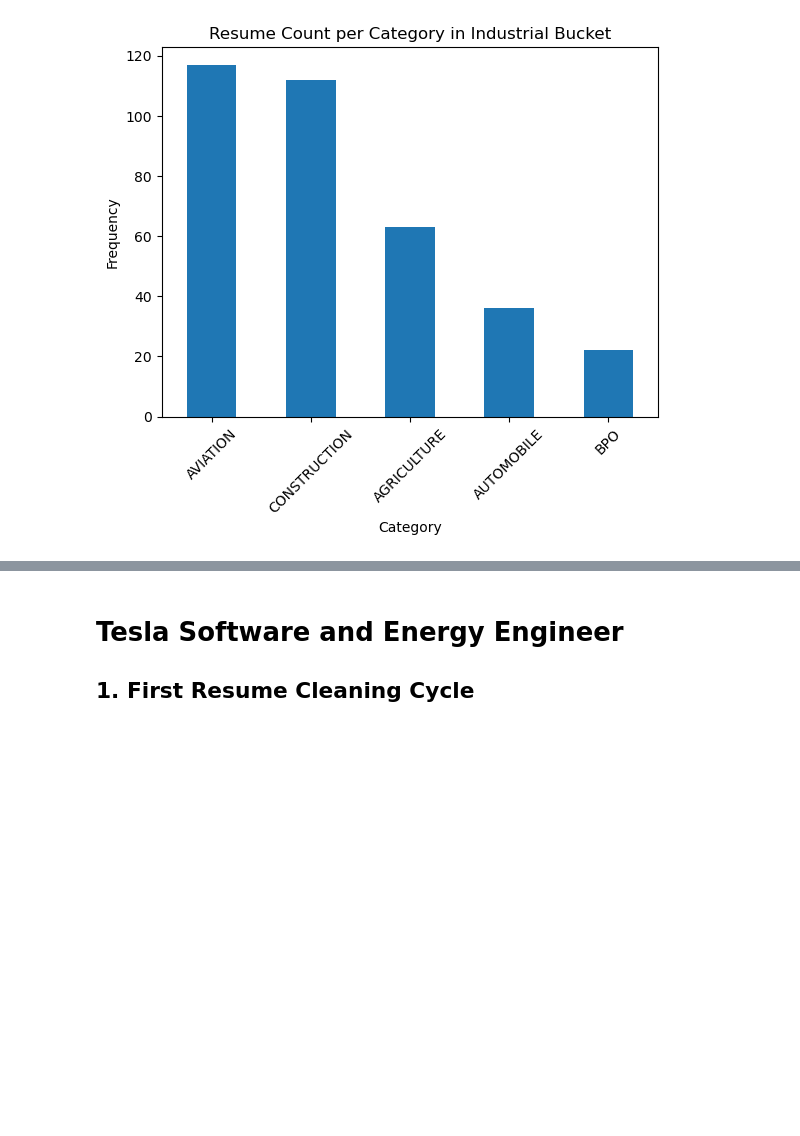
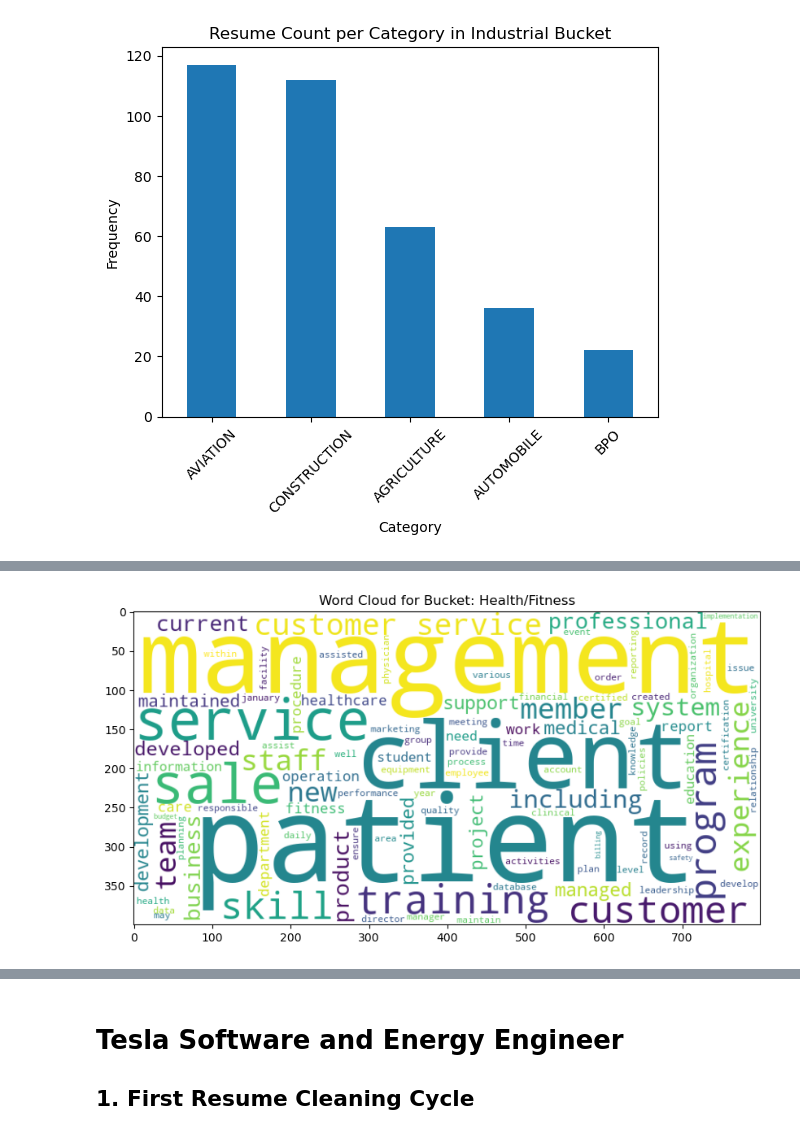
Before and after one commit to henry-AY/ResumeScreening, a Jupyter notebook: Resume_Screening.ipynb, the cells around one changed output, grey strips where cells are left out. Cells and saved outputs as stored; diff of their text form; code cells hidden in the pictures; blank space fills up the shorter version.

```diff
--- a/Resume_Screening.ipynb
+++ b/Resume_Screening.ipynb
@@ -171,0 +225,22 @@ NameError: name 'top5' is not defined
+# %%
+texts = ' '.join(df_health_well["Cleaned_str"].astype(str))
+
+custom_stopwords = {'name', 'city', 'state', 'company', 'employee', 'skill'}
+words = texts.split()
+
+filtered_words = [word for word in words if word not in custom_stopwords]
+filtered_text = ' '.join(filtered_words)
+
+wordcloud = WordCloud(
+    width=800,
+    height=400,
+    background_color='white',
+    max_words=100
+).generate(filtered_text)
+
+plt.figure(figsize=(10, 5))
+plt.imshow(wordcloud, interpolation='bilinear')
+plt.title(f"Word Cloud for Bucket: Health/Fitness")
+plt.show()
+# %% [output]
+[figure, added]
```
Also changed, not shown: parts of 11 cells of this notebook.
